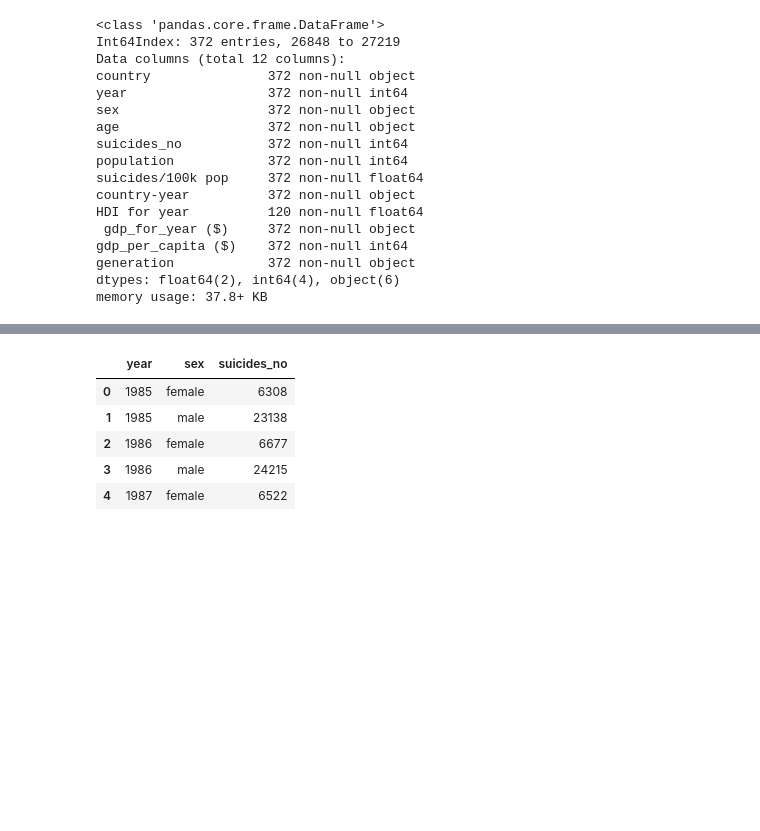
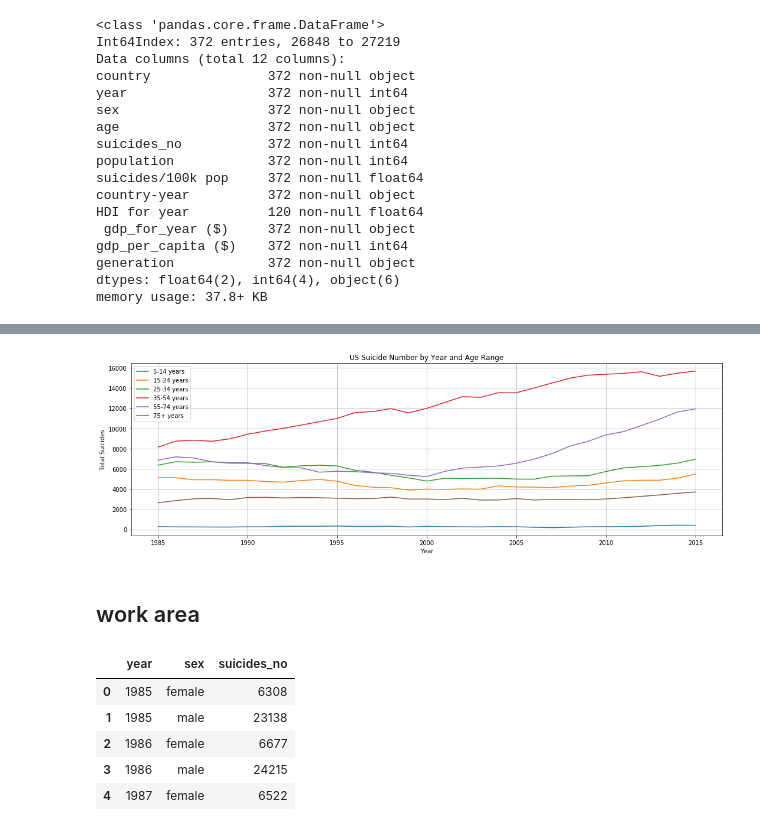
Before and after one commit to aeclaman/Project1, a Jupyter notebook: notebooks/amy.ipynb, the cells around one changed output, grey strips where cells are left out. Drawn from its saved outputs; the diff is of its cells as text; code cells hidden in the pictures; blank space fills up the shorter version.

Commit message:
adding Images file and line graph

```diff
--- a/notebooks/amy.ipynb
+++ b/notebooks/amy.ipynb
@@ -11,9 +11,7 @@ import matplotlib.pyplot as plt
 import pandas as pd
 import numpy as np
 import requests
-#import time
 import datetime
-
 from pprint import pprint
 
 # Import API key
@@ -23,8 +21,12 @@ from pprint import pprint
 # Incorporated citipy to determine city based on latitude and longitude
 from citipy import citipy
 
+#Output File (PNG)
+output_us_suicide_vs_age = "../Images/us_suicide_vs_age_line.png"
+
 # Output File (CSV)
-output_data_file = "output_data/cities.csv"
+output_facility_data_file = "../data/cleandata/facilities.csv"
+output_population_data_file = "../data/cleandata/population.csv"
 # %% [markdown]
 ## Data Gathering
 # %%
@@ -155,5 +167,5 @@ Text(0, 0.5, 'Count')
 # %%
-suicide_us = "../data/MaybeData/master.csv"
+suicide_us = "../data/cleandata/master.csv"
 suicide_df = pd.read_csv(suicide_us)
 US_data = suicide_df [suicide_df['country'] == 'United States']
 US_data.head()
@@ -235,0 +199,7 @@ US_data.groupby(['year','age']).agg({'suicides_no':'sum'})
+# %%
+#create a dt with only necessary columnns
+US_data_sub=US_data[['year', 'age', 'suicides_no', 'population', 'suicides/100k pop']]
+#gather data in groups by year and age range to plot trends
+df_age_grp_by_yr=US_data_sub.groupby(['year','age'], as_index=False)
+df_tot_by_yr=df_age_grp_by_yr['suicides_no'].sum()
+df_tot_by_yr.head()
@@ -236,3 +213,37 @@ US_data.groupby(['year','age']).agg({'suicides_no':'sum'})
+# %%
+#Line graph age range vs. suicide rate in US
+age_grp_1 = df_tot_by_yr.loc[df_tot_by_yr['age']=="5-14 years", 'suicides_no']
+age_grp_2 = df_tot_by_yr.loc[df_tot_by_yr['age']=="15-24 years", 'suicides_no']
+age_grp_3 = df_tot_by_yr.loc[df_tot_by_yr['age']=="25-34 years", 'suicides_no']
+age_grp_4 = df_tot_by_yr.loc[df_tot_by_yr['age']=="35-54 years", 'suicides_no']
+age_grp_5 = df_tot_by_yr.loc[df_tot_by_yr['age']=="55-74 years", 'suicides_no']
+age_grp_6 = df_tot_by_yr.loc[df_tot_by_yr['age']=="75+ years", 'suicides_no']
+time_line = df_tot_by_yr['year'].unique()
+
+fig, ax = plt.subplots(figsize=(15, 5))
+ax.plot(time_line, age_grp_1, label="5-14 years")
+ax.plot(time_line, age_grp_2, label="15-24 years")
+ax.plot(time_line, age_grp_3, label="25-34 years")
+ax.plot(time_line, age_grp_4, label="35-54 years")
+ax.plot(time_line, age_grp_5, label="55-74 years")
+ax.plot(time_line, age_grp_6, label="75+ years")
+ax.legend()
+
+# Incorporate the other graph properties
+plt.title(f"US Suicide Number by Year and Age Range" )
+plt.ylabel("Total Suicides")
+plt.xlabel("Year")
+plt.grid(True)
+
+
+fig.tight_layout()
+fig.savefig(output_us_suicide_vs_age)
+
+plt.show()
+# %% [output]
+[figure, added]
+# %% [markdown]
+## work area
 # %%
 df_by_yr=US_data.groupby(['year', 'sex'], as_index=False)
 df_tot_by_yr=df_by_yr['suicides_no'].sum()
```
Also changed, not shown: parts of 21 cells of this notebook, 3 other files.
